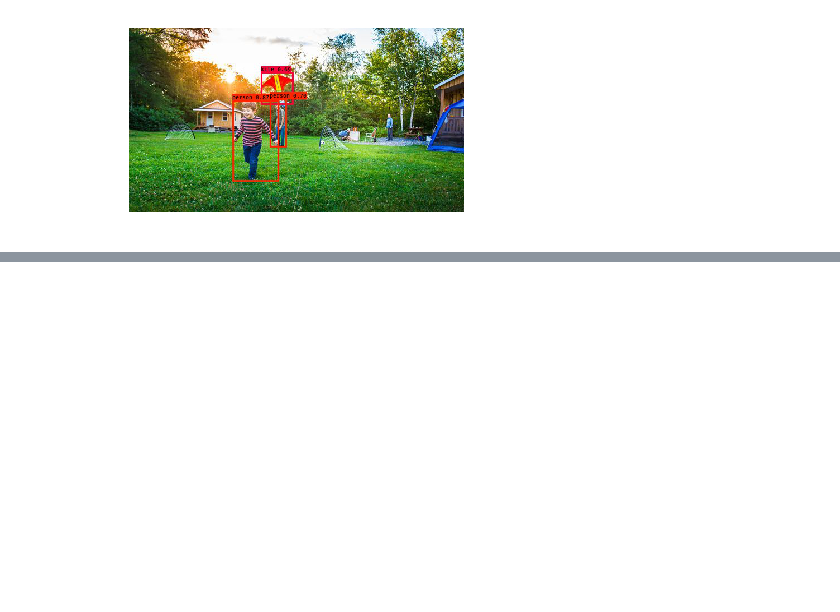
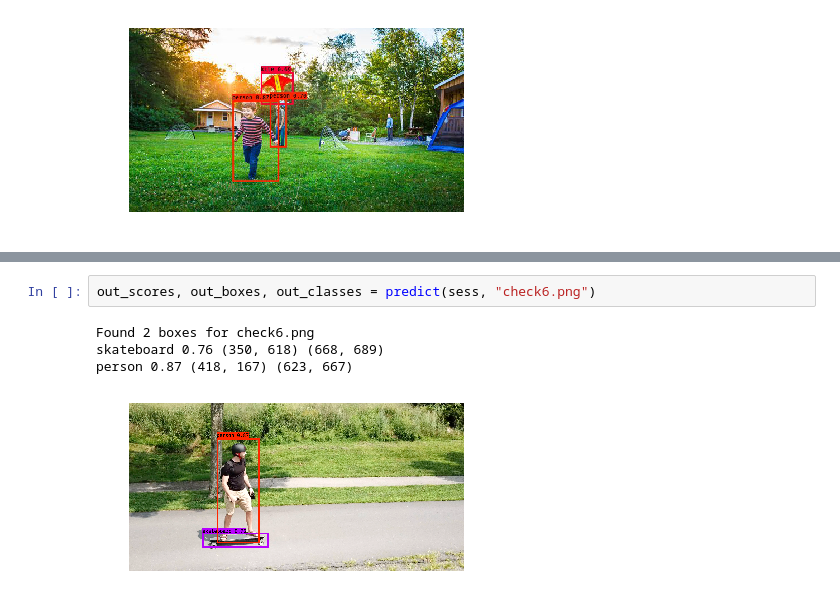
Before and after one commit to manankshastri/Object-Detection, a Jupyter notebook: ObjectDetection-YoloV2.ipynb, the cells around one changed output, grey strips where cells are left out. Saved outputs shown, nothing was run; the diff lists cells and outputs as text; blank space fills up the shorter version.

Commit message:
checking3

```diff
--- a/ObjectDetection-YoloV2.ipynb
+++ b/ObjectDetection-YoloV2.ipynb
@@ -376,0 +380,7 @@ Found 0 boxes for check5.jpg
+# %%
+out_scores, out_boxes, out_classes = predict(sess, "check6.png")
+# %% [output]
+Found 2 boxes for check6.png
+skateboard 0.76 (350, 618) (668, 689)
+person 0.87 (418, 167) (623, 667)
+[figure, added]
```
Also changed, not shown: parts of 1 cell of this notebook, 2 other files.
